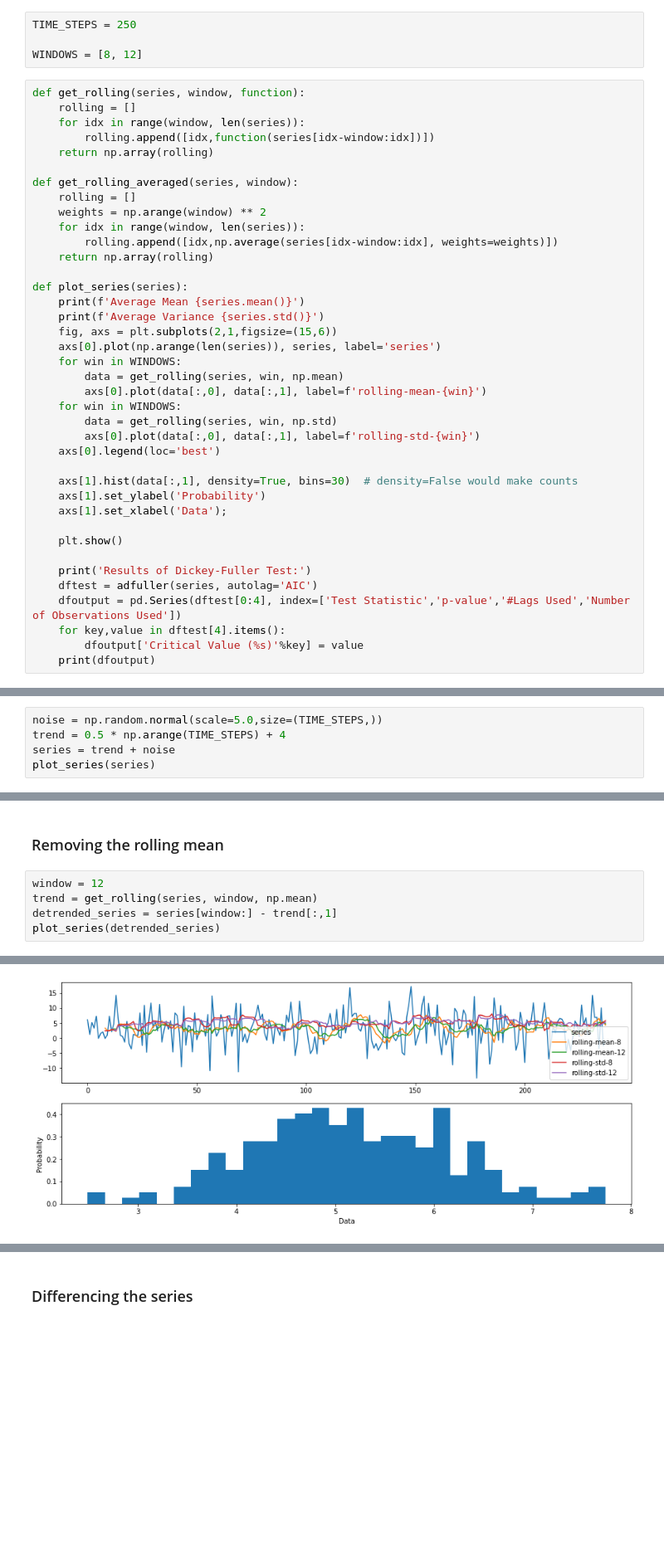
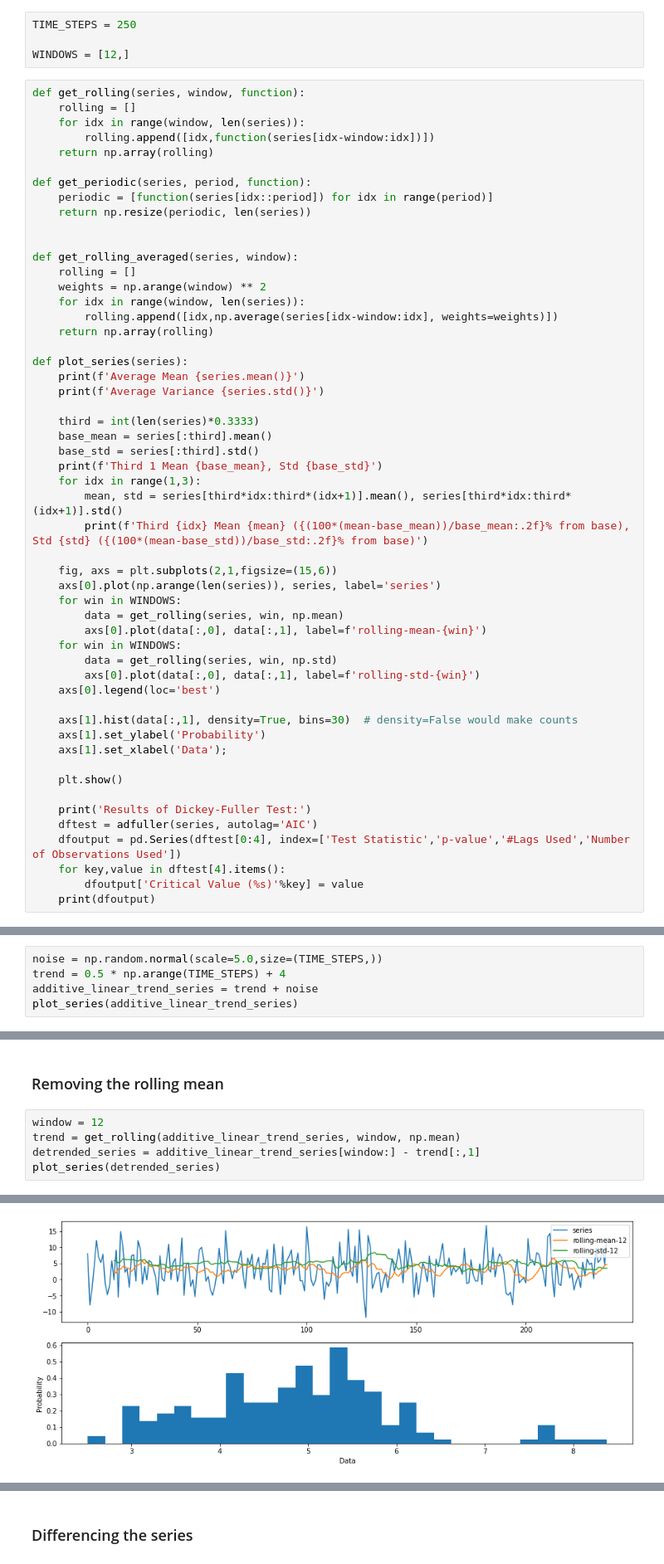
Before and after one commit to kmcguigan1/Time-Series-Playground, a Jupyter notebook: Data-Cleaning-Techniques/Untitled.ipynb, the cells around one changed output, grey strips where cells are left out. Shown at 83% size. Cells and saved outputs as stored; diff of their text form; blank space fills up the shorter version.

```diff
--- a/Data-Cleaning-Techniques/Untitled.ipynb
+++ b/Data-Cleaning-Techniques/Untitled.ipynb
@@ -13,13 +13,18 @@ from statsmodels.tsa.stattools import adfuller
 # %%
 TIME_STEPS = 250
 
-WINDOWS = [8, 12]
+WINDOWS = [12,]
 # %%
 def get_rolling(series, window, function):
     rolling = []
     for idx in range(window, len(series)):
         rolling.append([idx,function(series[idx-window:idx])])
     return np.array(rolling)
+
+def get_periodic(series, period, function):
+    periodic = [function(series[idx::period]) for idx in range(period)]
+    return np.resize(periodic, len(series))
+
 
 def get_rolling_averaged(series, window):
     rolling = []
@@ -31,6 +36,15 @@ def get_rolling_averaged(series, window):
 def plot_series(series):
     print(f'Average Mean {series.mean()}')
     print(f'Average Variance {series.std()}')
+
+    third = int(len(series)*0.3333)
+    base_mean = series[:third].mean()
+    base_std = series[:third].std()
+    print(f'Third 1 Mean {base_mean}, Std {base_std}')
+    for idx in range(1,3):
+        mean, std = series[third*idx:third*(idx+1)].mean(), series[third*idx:third*(idx+1)].std()
+        print(f'Third {idx} Mean {mean} ({(100*(mean-base_mean))/base_mean:.2f}% from base), Std {std} ({(100*(mean-base_std))/base_std:.2f}% from base)')
+
     fig, axs = plt.subplots(2,1,figsize=(15,6))
     axs[0].plot(np.arange(len(series)), series, label='series')
     for win in WINDOWS:
@@ -62,6 +78,6 @@ def plot_series(series):
 # %%
 noise = np.random.normal(scale=5.0,size=(TIME_STEPS,))
 trend = 0.5 * np.arange(TIME_STEPS) + 4
-series = trend + noise
-plot_series(series)
+additive_linear_trend_series = trend + noise
+plot_series(additive_linear_trend_series)
 # %% [output]
@@ -81,7 +100,7 @@ dtype: float64
 ### Removing the rolling mean
 # %%
 window = 12
-trend = get_rolling(series, window, np.mean)
-detrended_series = series[window:] - trend[:,1]
+trend = get_rolling(additive_linear_trend_series, window, np.mean)
+detrended_series = additive_linear_trend_series[window:] - trend[:,1]
 plot_series(detrended_series)
 # %% [output]
@@ -90,2 +112,2 @@ Average Variance 5.386044198243997
-[figure, old version]
+[figure, new version]
 Results of Dickey-Fuller Test:
```
Also changed, not shown: parts of 23 cells of this notebook.
